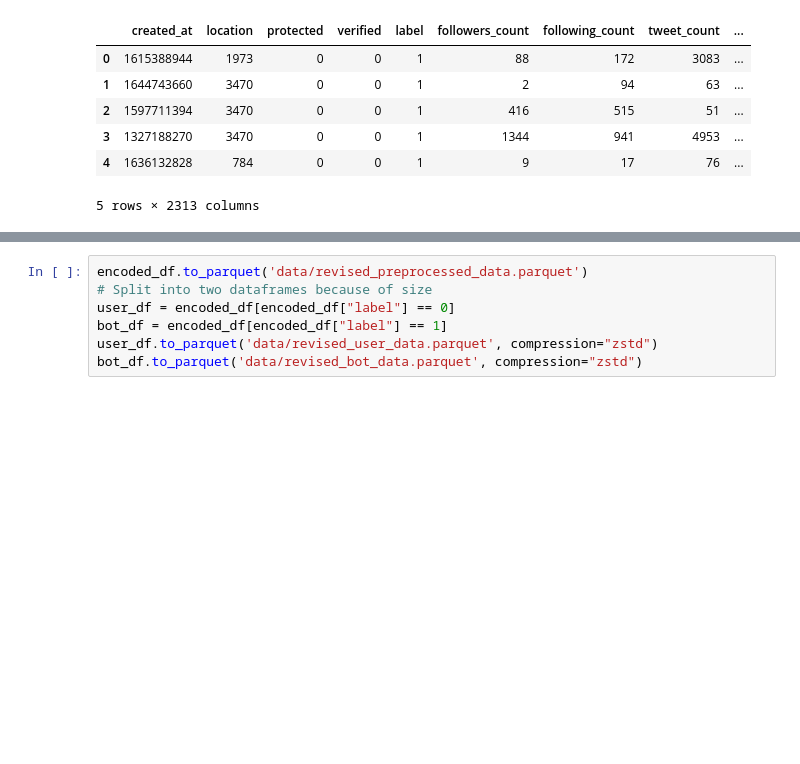
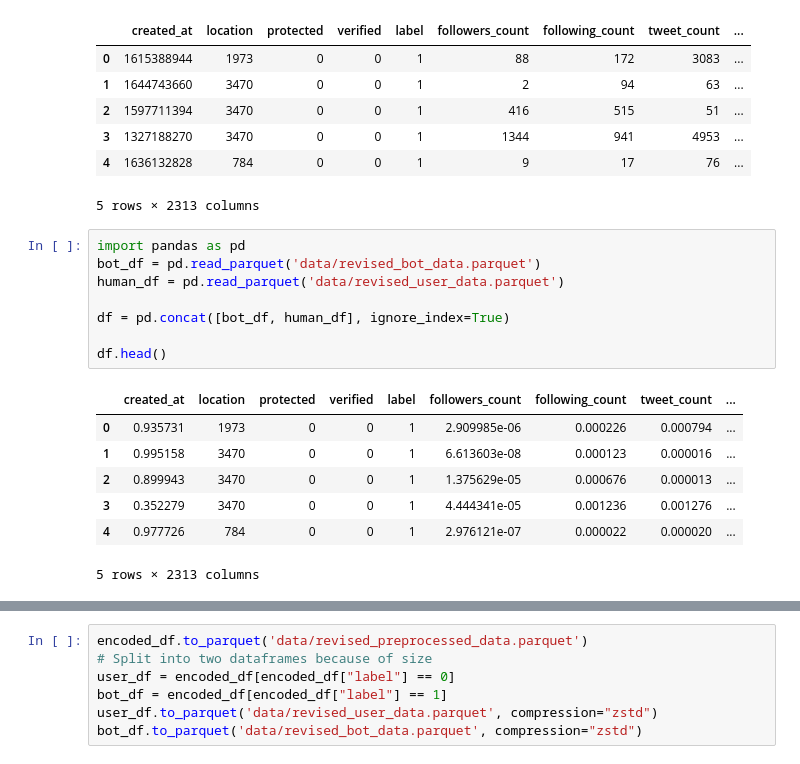
Before and after one commit to jPorterDosch/Twitter-Bot-Detection, a Jupyter notebook: revised_preprocessing.ipynb, the cells around one changed output, grey strips where cells are left out. Cells and saved outputs as stored; diff of their text form; blank space fills up the shorter version.

```diff
--- a/revised_preprocessing.ipynb
+++ b/revised_preprocessing.ipynb
@@ -504,3 +504,19 @@ encoded_df.head()
 | 3 | 1327188270 | 3470 | 0 | 0 | 1 | 1344 | 941 | 4953 | ... |
 | 4 | 1636132828 | 784 | 0 | 0 | 1 | 9 | 17 | 76 | ... |
 5 rows × 2313 columns
+# %%
+import pandas as pd
+bot_df = pd.read_parquet('data/revised_bot_data.parquet')
+human_df = pd.read_parquet('data/revised_user_data.parquet')
+
+df = pd.concat([bot_df, human_df], ignore_index=True)
+
+df.head()
+# %% [output]
+|  | created_at | location | protected | verified | label | followers_count | following_count | tweet_count | ... |
+| 0 | 0.935731 | 1973 | 0 | 0 | 1 | 2.909985e-06 | 0.000226 | 0.000794 | ... |
+| 1 | 0.995158 | 3470 | 0 | 0 | 1 | 6.613603e-08 | 0.000123 | 0.000016 | ... |
+| 2 | 0.899943 | 3470 | 0 | 0 | 1 | 1.375629e-05 | 0.000676 | 0.000013 | ... |
+| 3 | 0.352279 | 3470 | 0 | 0 | 1 | 4.444341e-05 | 0.001236 | 0.001276 | ... |
+| 4 | 0.977726 | 784 | 0 | 0 | 1 | 2.976121e-07 | 0.000022 | 0.000020 | ... |
+5 rows × 2313 columns
```
Also changed, not shown: parts of 1 cell of this notebook, 5 other files.
